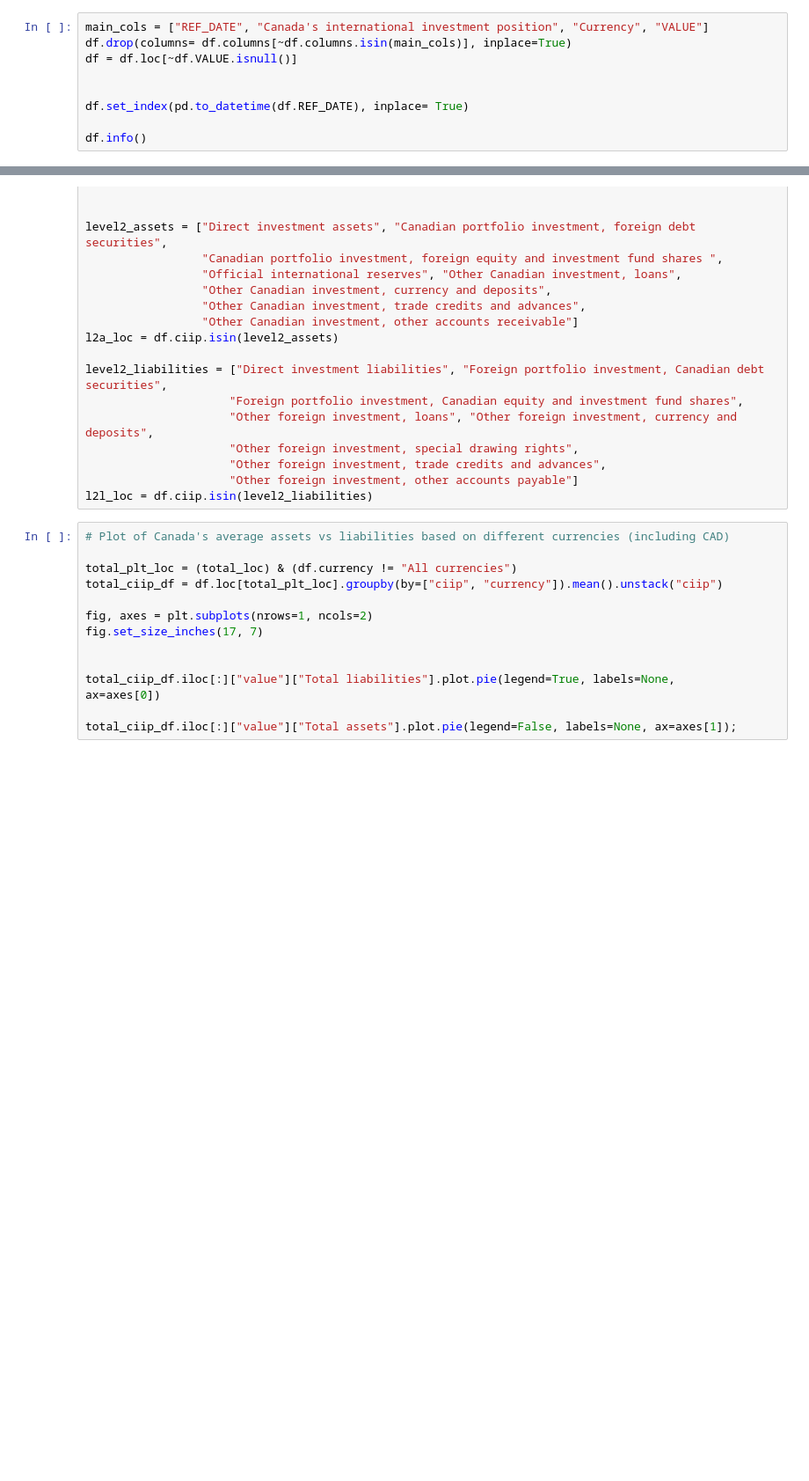
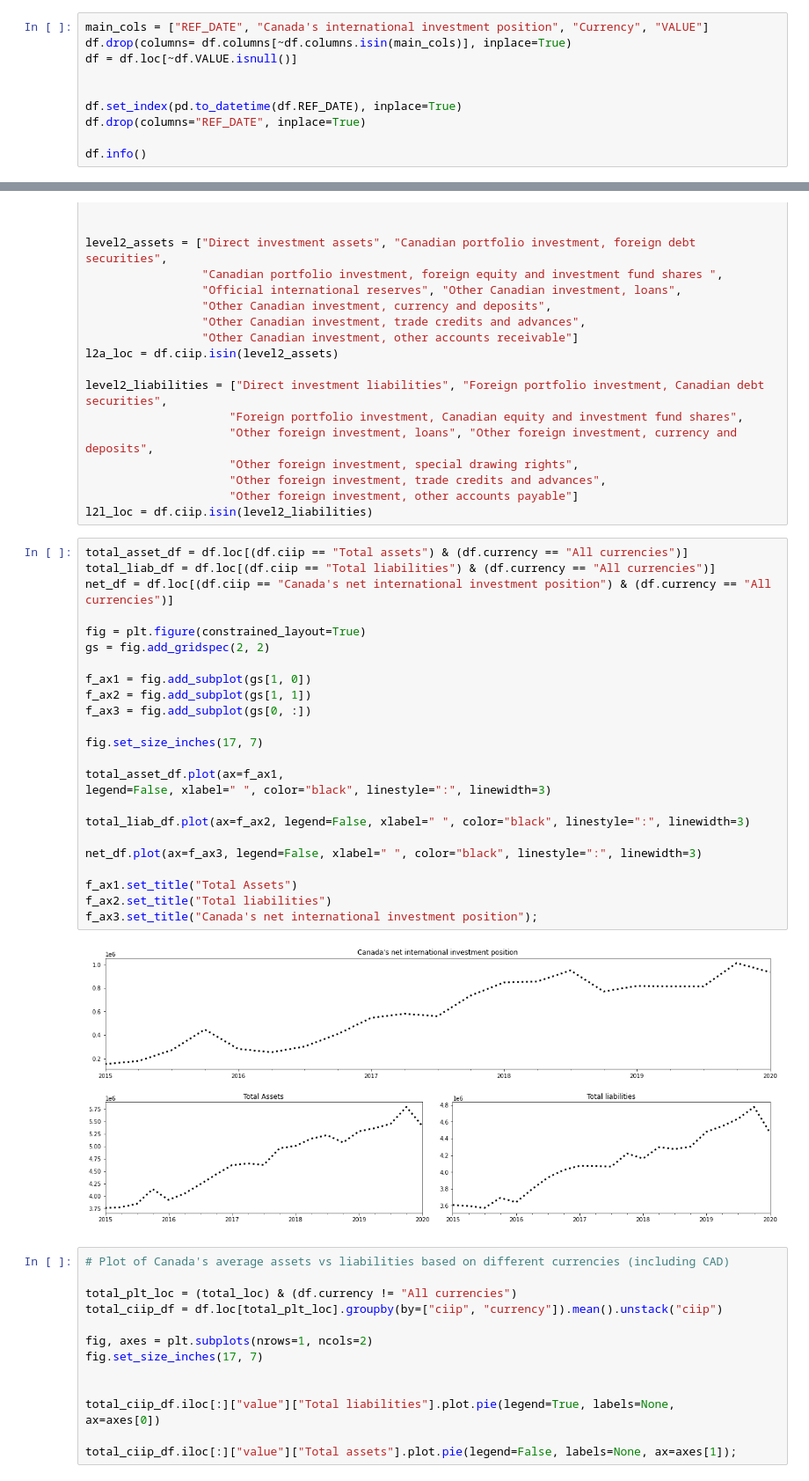
Before and after one commit to pimsmath/Ovintiv, a Jupyter notebook: Mobook_CIIP_2.ipynb, the cells around one changed output, grey strips where cells are left out. Shown at 88% size. Drawn from its saved outputs; the diff is of its cells as text; blank space fills up the shorter version.

```diff
--- a/Mobook_CIIP_2.ipynb
+++ b/Mobook_CIIP_2.ipynb
@@ -66,7 +66,8 @@ df.drop(columns= df.columns[~df.columns.isin(main_cols)], inplace=True)
 df = df.loc[~df.VALUE.isnull()]
 
 
-df.set_index(pd.to_datetime(df.REF_DATE), inplace= True)
+df.set_index(pd.to_datetime(df.REF_DATE), inplace=True)
+df.drop(columns="REF_DATE", inplace=True)
 
 df.info()
 # %% [output]
@@ -138,6 +137,32 @@ level2_liabilities = ["Direct investment liabilities", "Foreign portfolio invest
                      "Other foreign investment, trade credits and advances",
                      "Other foreign investment, other accounts payable"]
 l2l_loc = df.ciip.isin(level2_liabilities)
+# %%
+total_asset_df = df.loc[(df.ciip == "Total assets") & (df.currency == "All currencies")]
+total_liab_df = df.loc[(df.ciip == "Total liabilities") & (df.currency == "All currencies")]
+net_df = df.loc[(df.ciip == "Canada's net international investment position") & (df.currency == "All currencies")]
+
+fig = plt.figure(constrained_layout=True)
+gs = fig.add_gridspec(2, 2)
+
+f_ax1 = fig.add_subplot(gs[1, 0])
+f_ax2 = fig.add_subplot(gs[1, 1])
+f_ax3 = fig.add_subplot(gs[0, :])
+
+fig.set_size_inches(17, 7)
+
+total_asset_df.plot(ax=f_ax1,
+legend=False, xlabel=" ", color="black", linestyle=":", linewidth=3)
+
+total_liab_df.plot(ax=f_ax2, legend=False, xlabel=" ", color="black", linestyle=":", linewidth=3)
+
+net_df.plot(ax=f_ax3, legend=False, xlabel=" ", color="black", linestyle=":", linewidth=3)
+
+f_ax1.set_title("Total Assets")
+f_ax2.set_title("Total liabilities")
+f_ax3.set_title("Canada's net international investment position");
+# %% [output]
+[figure, added]
 # %%
 # Plot of Canada's average assets vs liabilities based on different currencies (including CAD)
 
```
Also changed, not shown: parts of 2 cells of this notebook.
